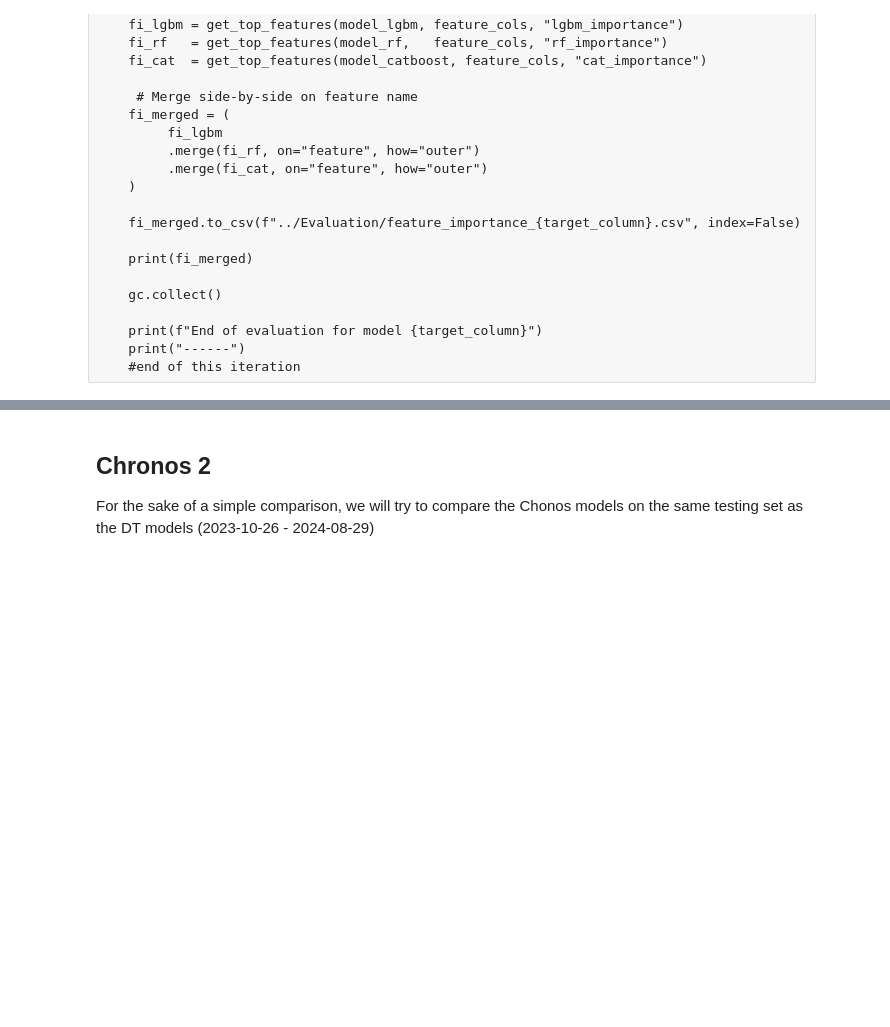
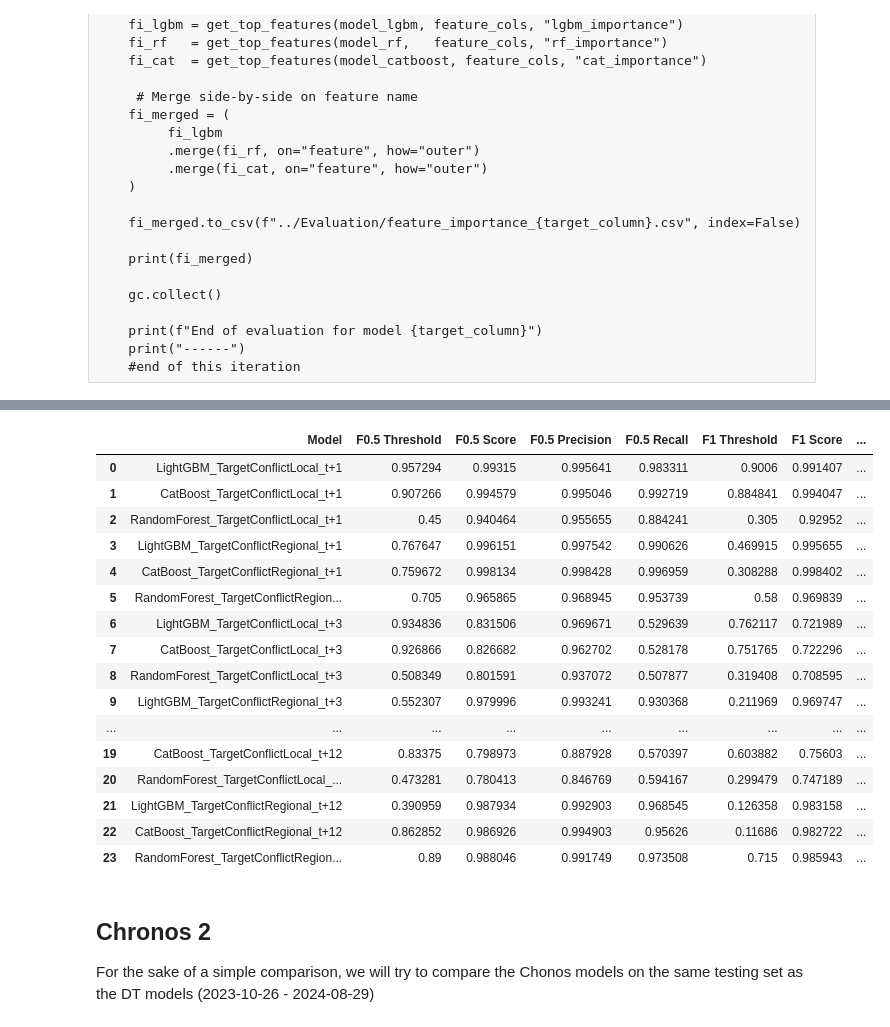
Before and after one commit to AMudie/ConflictTracker3, a Jupyter notebook: ConflictTracker/ConflictCalc/Python_Any/Python Notebooks/Model Evaluation2.ipynb, the cells around one changed output, grey strips where cells are left out. Drawn from its saved outputs; the diff is of its cells as text; code cells hidden in the pictures; blank space fills up the shorter version.

```diff
--- a/ConflictTracker/ConflictCalc/Python_Any/Python Notebooks/Model Evaluation2.ipynb
+++ b/ConflictTracker/ConflictCalc/Python_Any/Python Notebooks/Model Evaluation2.ipynb
@@ -409,6 +434,8 @@ thresholds = []
 for target_column in target_columns:
 
     print(f"\nEvaluating model for: {target_column}")
+
+    threshold_for_model = df_thresh_tgb[]
 
     #build testing dataset (y; actual target values)
     #test_ids = subsamples_test[target_column]
@@ -658,3 +757,30 @@ thresholds[0]
+# %%
+arr = np.array(thresholds).squeeze(axis=1)
+# Alternatively, you can use: arr = np.array(data_list).reshape(24, 13)
+
+# 3. Create the pandas DataFrame
+df_thresh = pd.DataFrame(arr, columns = ["Model", "F0.5 Threshold","F0.5 Score","F0.5 Precision","F0.5 Recall","F1 Threshold","F1 Score","F1 Precision","F1 Recall","F2 Threshold","F2 Score","F2 Precision","F2 Recall"])
+#df_thresh = pd.DataFrame(thresholds, columns = ["Model", "F0.5 Threshold","F0.5 Score","F0.5 Precision","F0.5 Recall","F1 Threshold","F1 Score","F1 Precision","F1 Recall","F2 Threshold","F2 Score","F2 Precision","F2 Recall"])
+#df_thresh.to_csv(f"../Evaluation/TGB_Thresholds.csv", index=False)
+df_thresh
+# %% [output]
+|  | Model | F0.5 Threshold | F0.5 Score | F0.5 Precision | F0.5 Recall | F1 Threshold | F1 Score | ... |
+| 0 | LightGBM_TargetConflictLocal_t+1 | 0.957294 | 0.99315 | 0.995641 | 0.983311 | 0.9006 | 0.991407 | ... |
+| 1 | CatBoost_TargetConflictLocal_t+1 | 0.907266 | 0.994579 | 0.995046 | 0.992719 | 0.884841 | 0.994047 | ... |
+| 2 | RandomForest_TargetConflictLocal_t+1 | 0.45 | 0.940464 | 0.955655 | 0.884241 | 0.305 | 0.92952 | ... |
+| 3 | LightGBM_TargetConflictRegional_t+1 | 0.767647 | 0.996151 | 0.997542 | 0.990626 | 0.469915 | 0.995655 | ... |
+| 4 | CatBoost_TargetConflictRegional_t+1 | 0.759672 | 0.998134 | 0.998428 | 0.996959 | 0.308288 | 0.998402 | ... |
+| 5 | RandomForest_TargetConflictRegion... | 0.705 | 0.965865 | 0.968945 | 0.953739 | 0.58 | 0.969839 | ... |
+| 6 | LightGBM_TargetConflictLocal_t+3 | 0.934836 | 0.831506 | 0.969671 | 0.529639 | 0.762117 | 0.721989 | ... |
+| 7 | CatBoost_TargetConflictLocal_t+3 | 0.926866 | 0.826682 | 0.962702 | 0.528178 | 0.751765 | 0.722296 | ... |
+| 8 | RandomForest_TargetConflictLocal_t+3 | 0.508349 | 0.801591 | 0.937072 | 0.507877 | 0.319408 | 0.708595 | ... |
+| 9 | LightGBM_TargetConflictRegional_t+3 | 0.552307 | 0.979996 | 0.993241 | 0.930368 | 0.211969 | 0.969747 | ... |
+| ... | ... | ... | ... | ... | ... | ... | ... | ... |
+| 19 | CatBoost_TargetConflictLocal_t+12 | 0.83375 | 0.798973 | 0.887928 | 0.570397 | 0.603882 | 0.75603 | ... |
+| 20 | RandomForest_TargetConflictLocal_... | 0.473281 | 0.780413 | 0.846769 | 0.594167 | 0.299479 | 0.747189 | ... |
+| 21 | LightGBM_TargetConflictRegional_t+12 | 0.390959 | 0.987934 | 0.992903 | 0.968545 | 0.126358 | 0.983158 | ... |
+| 22 | CatBoost_TargetConflictRegional_t+12 | 0.862852 | 0.986926 | 0.994903 | 0.95626 | 0.11686 | 0.982722 | ... |
+| 23 | RandomForest_TargetConflictRegion... | 0.89 | 0.988046 | 0.991749 | 0.973508 | 0.715 | 0.985943 | ... |
 # %% [markdown]
 ## Chronos 2
 For the sake of a simple comparison, we will try to compare the Chonos models on the same testing set as the DT models (2023-10-26 - 2024-08-29)
```
Also changed, not shown: parts of 7 cells of this notebook, 2 other files.
